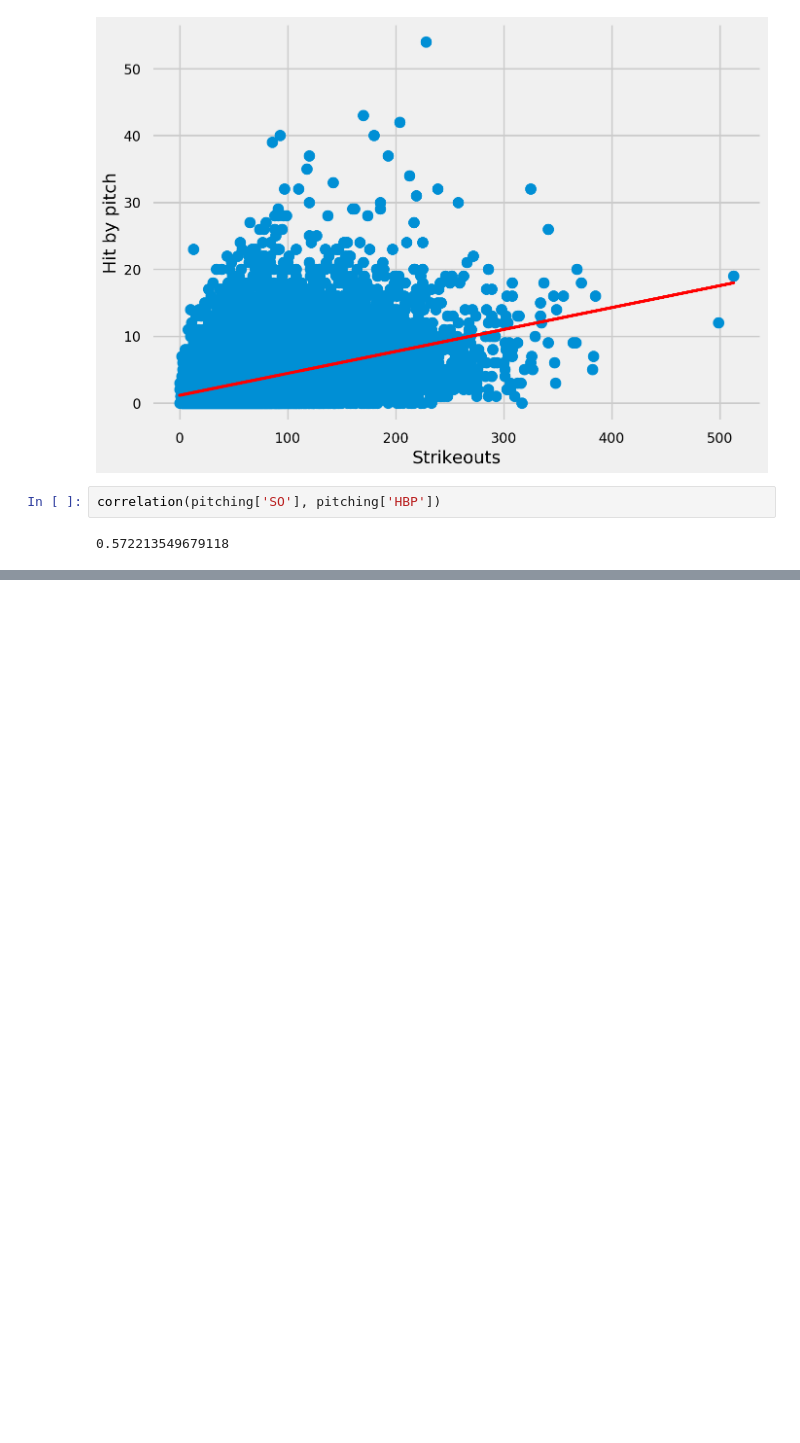
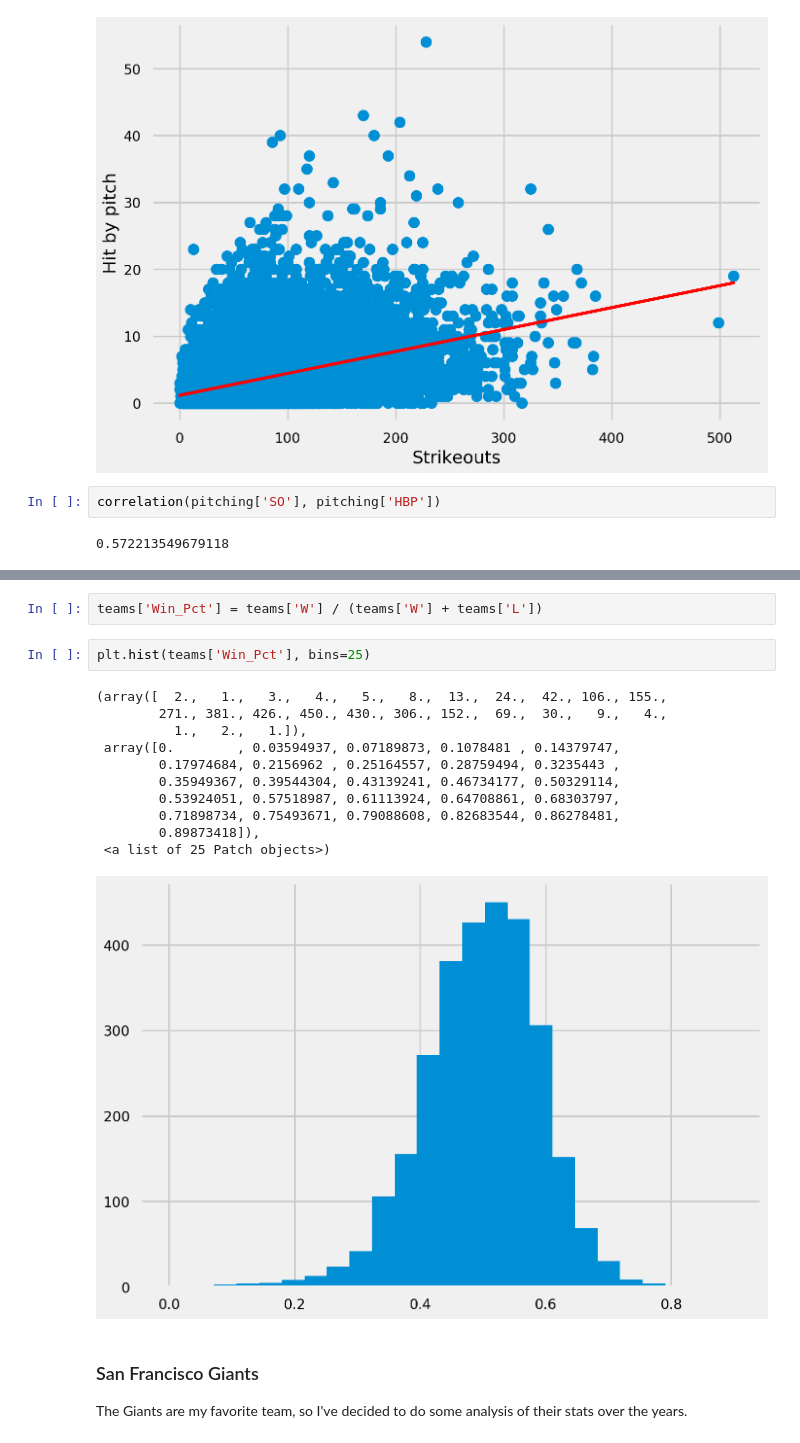
Before and after one commit to kennethn/baseball-statistics, a Jupyter notebook: Baseball.ipynb, the cells around one changed output, grey strips where cells are left out. Drawn from its saved outputs; the diff is of its cells as text; blank space fills up the shorter version.

Commit message:
Analyzing SF Giants

```diff
--- a/Baseball.ipynb
+++ b/Baseball.ipynb
@@ -356,0 +395,20 @@ correlation(pitching['SO'], pitching['HBP'])
+# %%
+teams['Win_Pct'] = teams['W'] / (teams['W'] + teams['L'])
+# %%
+plt.hist(teams['Win_Pct'], bins=25)
+# %% [output]
+(array([  2.,   1.,   3.,   4.,   5.,   8.,  13.,  24.,  42., 106., 155.,
+        271., 381., 426., 450., 430., 306., 152.,  69.,  30.,   9.,   4.,
+          1.,   2.,   1.]),
+ array([0.        , 0.03594937, 0.07189873, 0.1078481 , 0.14379747,
+        0.17974684, 0.2156962 , 0.25164557, 0.28759494, 0.3235443 ,
+        0.35949367, 0.39544304, 0.43139241, 0.46734177, 0.50329114,
+        0.53924051, 0.57518987, 0.61113924, 0.64708861, 0.68303797,
+        0.71898734, 0.75493671, 0.79088608, 0.82683544, 0.86278481,
+        0.89873418]),
+ <a list of 25 Patch objects>)
+[figure, added]
+# %% [markdown]
+### San Francisco Giants
+
+The Giants are my favorite team, so I've decided to do some analysis of their stats over the years.
```
Also changed, not shown: parts of 16 cells of this notebook, 1 other file.
